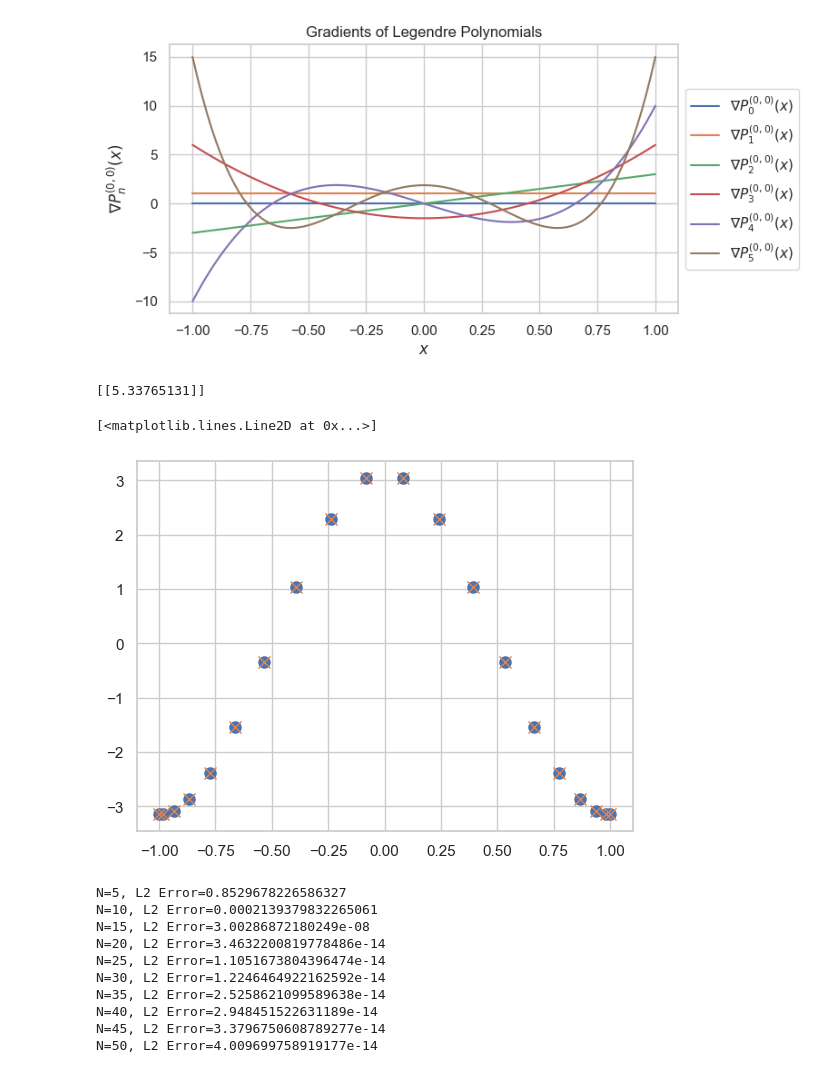
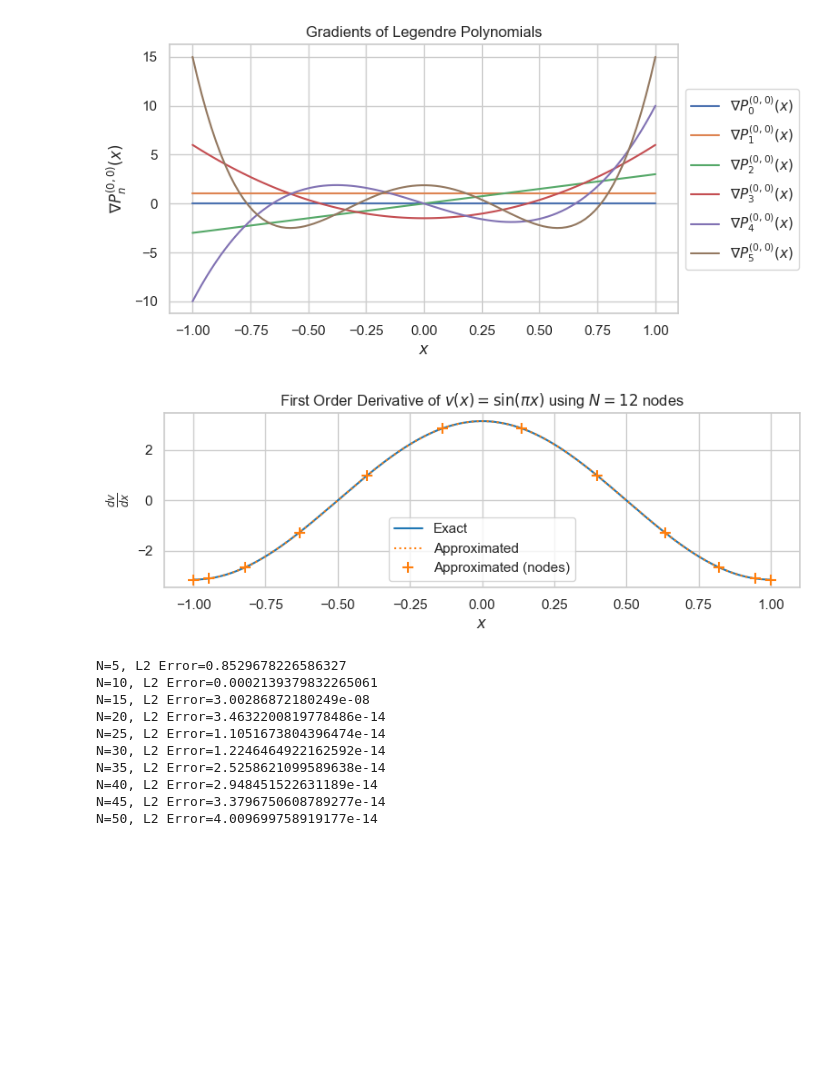
Before and after one commit to JeppeKlitgaard/02689-Advanced-Numerical-Methods, a Jupyter notebook: assignment_1/jk_2_polynomial.ipynb, the cells around one changed output. Cells and saved outputs as stored; diff of their text form; code cells hidden in the pictures; blank space fills up the shorter version.

```diff
--- a/assignment_1/jk_2_polynomial.ipynb
+++ b/assignment_1/jk_2_polynomial.ipynb
@@ -27,6 +27,7 @@ def jacobi_p(x: npt.NDArray, alpha: float, beta: float, n: int) -> npt.NDArray:
         n: Highest order polynomial to compute (must be positive)
 
     Returns: Array of shape (m, n+1) where each column corresponds to a Jacobi polynomial
+        Note that this is essentially the Vandermonde matrix for Jacobi polynomials.
     """
     assert n >= 0, "n must be non-negative"
 
@@ -582,48 +604,61 @@ def dv_dx(x):
 # V_ij is the vandermonde matrix
 alpha = 0.0  # Legendre
 beta = 0.0  # Legendre
-N_nodes = 20
+N_nodes = 12
 P_nodes = N_nodes - 1
 assert N_nodes > 1
 
 x_nodes = JacobiGL(alpha, beta, P_nodes)
 w_nodes = (
     2
     / (N_nodes * (N_nodes + 1))
     * 1
     / ((jacobi_p(x_nodes, alpha, beta, N_nodes) ** 2)[:, N_nodes])
 )
 
 # Modal basis functions
 V = jacobi_p(x_nodes, alpha, beta, P_nodes)
 
 # Derivatives of modal basis functions at nodes
 V_x = grad_jacobi_p(x_nodes, alpha, beta, P_nodes)
 
 diff_matrix = V_x @ np.linalg.inv(V)
 
 # Now get nodes and evaluate
 v_nodal = v(x_nodes)
 
 # Evaluate derivative using differentiation matrix
 dv_approx_nodal = diff_matrix @ v_nodal
 dv_exact_nodal = dv_dx(x_nodes)
 
-# We need to also do integration to get error, which we again do using
-# Vandermonde through the mass matrix
-M = np.linalg.inv(V @ V.T)
-errors = v_nodal - dv_approx_nodal
-error_l2 = np.sqrt(errors[:, None].T @ M @ errors[:, None])
-print(error_l2)
+x_fine = np.linspace(-1, 1, 1000)
+dv_exact_fine = dv_dx(x_fine)
+dv_approx_fine = grad_jacobi_p(x_fine, alpha, beta, P_nodes) @ np.linalg.solve(
+    V, v_nodal
+)
 
 
-plt.figure()
-plt.plot(x_nodes, dv_approx_nodal, "o", label="Approx derivative", markersize=8)
-plt.plot(x_nodes, dv_exact_nodal, "x", label="Exact derivative", markersize=8)
+plt.figure(figsize=(8, 3))
+plt.plot(x_fine, dv_exact_fine, "-", label="Exact", color="tab:blue")
+plt.plot(x_fine, dv_approx_fine, ":", label="Approximated", color="tab:orange")
+plt.plot(
+    x_nodes,
+    dv_approx_nodal,
+    "+",
+    label="Approximated (nodes)",
+    color="tab:orange",
+    markersize=8,
+    markeredgewidth=1.5,
+)
+plt.xlabel("$x$")
+plt.ylabel(r"$\frac{dv}{dx}$")
+plt.title(fr"First Order Derivative of $v(x) = \sin(\pi x)$ using $N={N_nodes}$ nodes")
+plt.legend()
+
+plt.tight_layout()
+plt.savefig("report/output/2k_polynomial_derivative_legendre.png", dpi=600, bbox_inches="tight")
 # %% [output]
-[[5.33765131]]
-[<matplotlib.lines.Line2D at 0x...>]
-[figure, old version]
+[figure, new version]
 # %%
 # Redefine just to make sure it is correct function
 def v(x):
```
Also changed, not shown: parts of 4 cells of this notebook, 2 other files.
